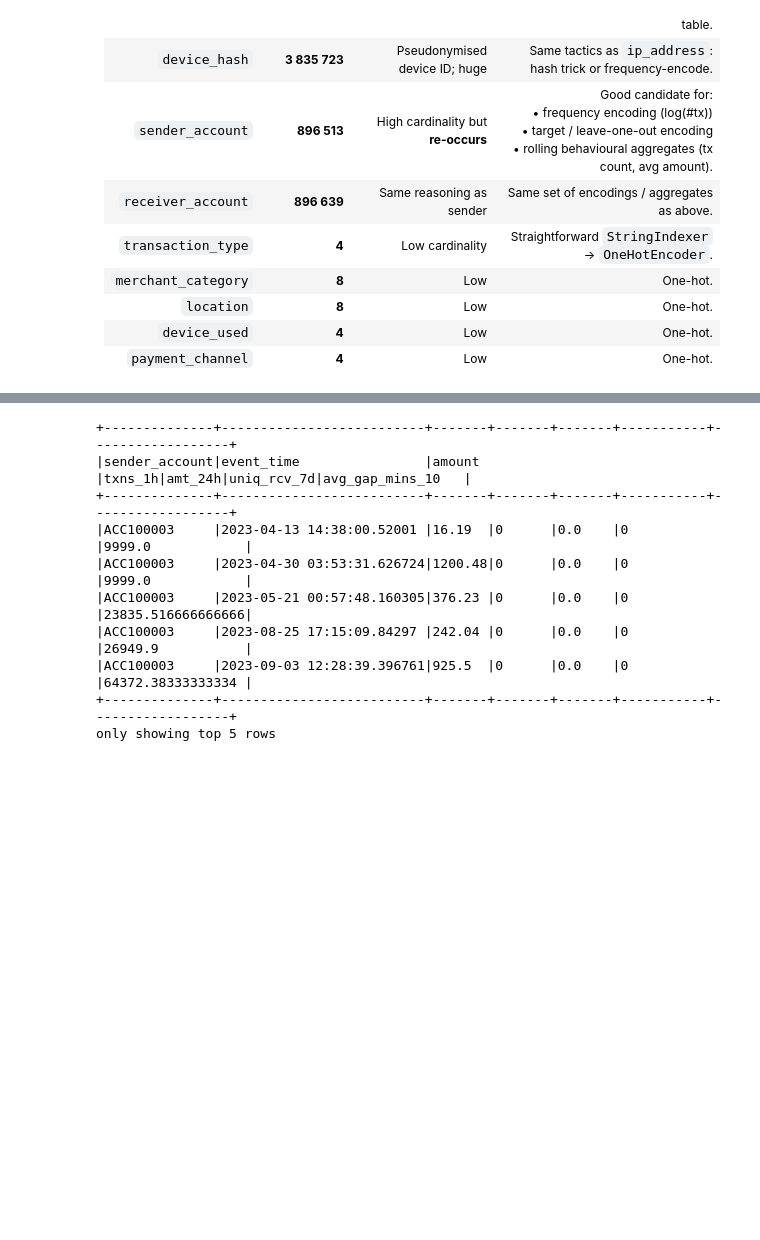
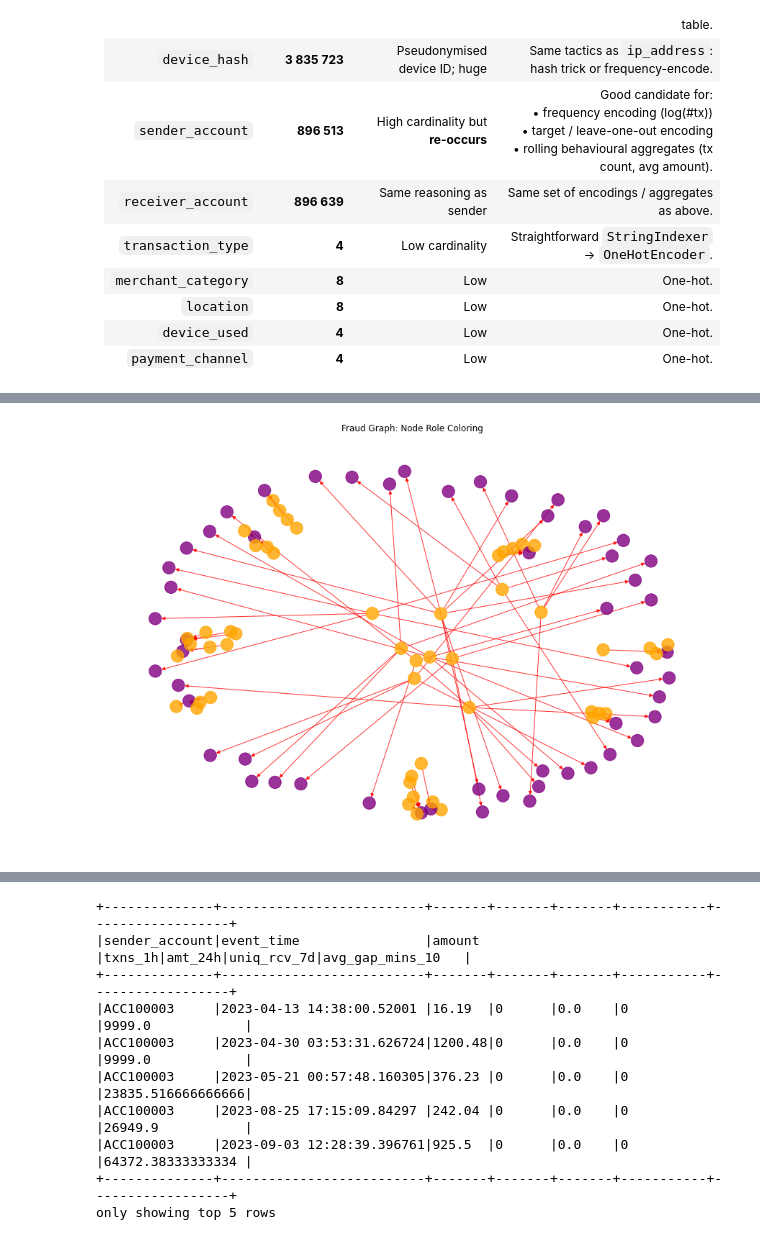
Before and after one commit to jm651120/BDA, a Jupyter notebook: 1_PreProc.ipynb, the cells around one changed output, grey strips where cells are left out. Saved outputs shown, nothing was run; the diff lists cells and outputs as text; code cells hidden in the pictures; blank space fills up the shorter version.

```diff
--- a/1_PreProc.ipynb
+++ b/1_PreProc.ipynb
@@ -340,0 +598,13 @@ Out[17]: [('transaction_id', 5000000),
+# %%
+pos = nx.kamada_kawai_layout(G)
+
+# Example node colors by attribute
+node_colors = ['red' if G.nodes[n].get('fraud', False) else 'skyblue' for n in G.nodes()]
+
+# Example edge colors by attribute
+edge_colors = ['red' if G.edges[e].get('fraudulent', False) else 'grey' for e in G.edges()]
+
+plt.figure(figsize=(12, 8))
+nx.draw(G, pos, with_labels=False, node_color=node_colors, edge_color=edge_colors, node_size=300, alpha=0.8)
+plt.title("Fraud Subgraph (Kamada-Kawai Layout)")
+plt.show()
@@ -340,0 +629,24 @@ Out[17]: [('transaction_id', 5000000),
+# %%
+# Classify nodes
+node_roles = {}
+for node in G.nodes():
+    indeg = G.in_degree(node)
+    outdeg = G.out_degree(node)
+    if outdeg > indeg:
+        node_roles[node] = 'sender'
+    elif indeg > outdeg:
+        node_roles[node] = 'receiver'
+    else:
+        node_roles[node] = 'neutral'
+
+# Map to colors
+color_map = {'sender': 'orange', 'receiver': 'purple', 'neutral': 'lightblue'}
+node_colors = [color_map[node_roles[n]] for n in G.nodes()]
+
+# Plot
+plt.figure(figsize=(12, 8))
+nx.draw(G, pos, with_labels=False, node_color=node_colors, edge_color=edge_colors, node_size=300, alpha=0.8)
+plt.title("Fraud Graph: Node Role Coloring")
+plt.show()
+# %% [output]
+[figure, added]
```
Also changed, not shown: parts of 52 cells of this notebook.
